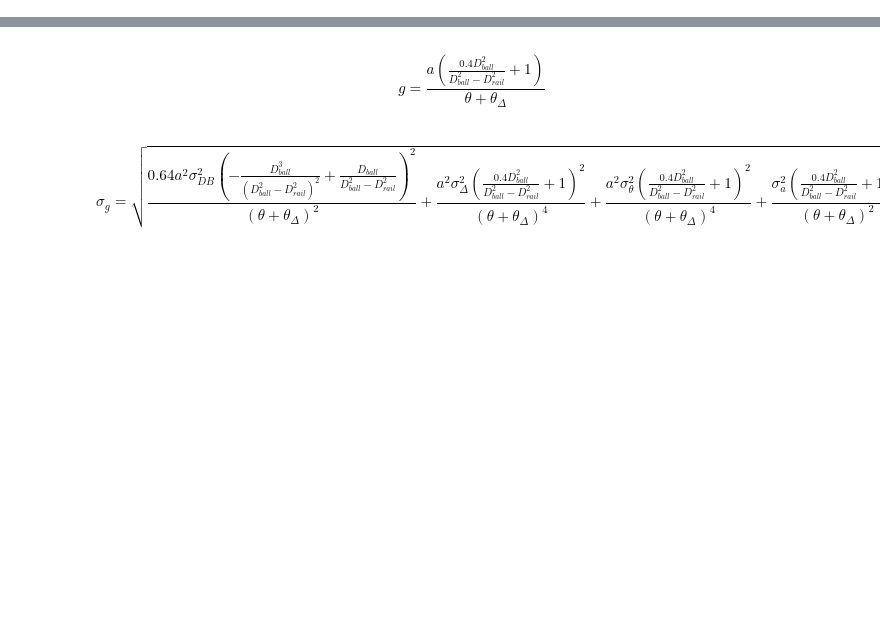
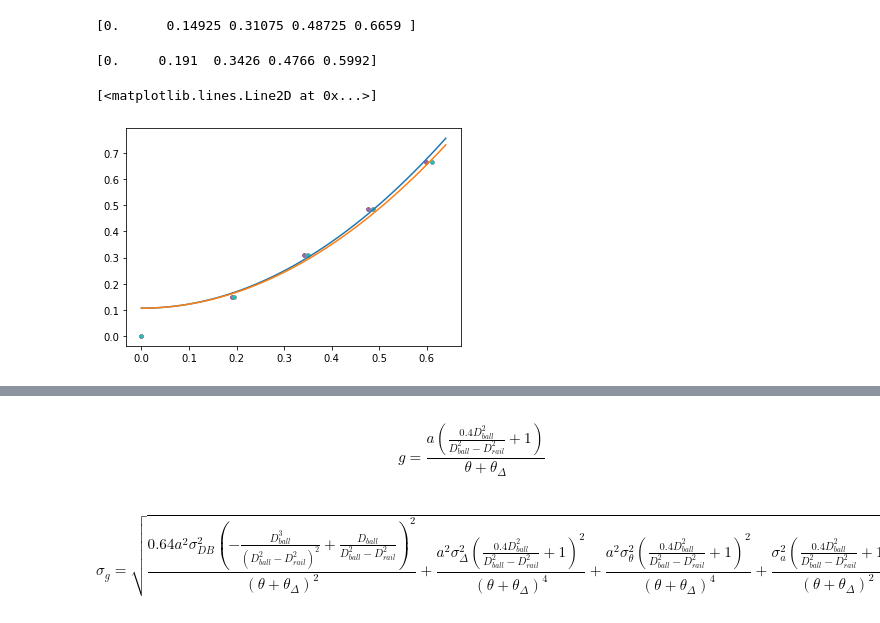
Before and after one commit to Shadesfear/appstat, a Jupyter notebook: scripts/Rolling_ball.ipynb, the cells around one changed output, grey strips where cells are left out. Saved outputs shown, nothing was run; the diff lists cells and outputs as text; code cells hidden in the pictures; blank space fills up the shorter version.

```diff
--- a/scripts/Rolling_ball.ipynb
+++ b/scripts/Rolling_ball.ipynb
@@ -43,4 +45,9 @@ Length_slope_std=np.array([Laser_1_std,Laser_2_std,Laser_3_std,Laser_4_std])
 Number_of_datasets=5
 skiprows_pd=15
 location="../data/slope/"
+# %%
+Length_slope-np.roll(Length_slope,1)
+Length_slope=np.array([0,0.14925,0.14925+0.1615,0.1765+0.1615+0.14925,0.17865+0.1765+0.1615+0.14925])
+# %% [output]
+[0.      0.14925 0.31075 0.48725 0.6659 ]
 # %%
@@ -83,2 +86,20 @@ x=np.linspace(0,max(Length_slope),100)
+# %%
+print(Delta_T_big[0])
+plt.plot(Delta_T_big[0],Length_slope,'.')
+plt.plot(Delta_T_big[1],Length_slope,'.')
+plt.plot(Delta_T_big[2],Length_slope,'.')
+plt.plot(Delta_T_big[3],Length_slope,'.')
+plt.plot(Delta_T_big[4],Length_slope,'.')
+plt.plot(Delta_T_small[0],Length_slope,'.')
+plt.plot(Delta_T_small[1],Length_slope,'.')
+plt.plot(Delta_T_small[2],Length_slope,'.')
+plt.plot(Delta_T_small[3],Length_slope,'.')
+plt.plot(Delta_T_small[4],Length_slope,'.')
+plt.plot(x,fit_function_Lin(x,big_weighted_slope,big_weighted_intersection)+0.102)
+plt.plot(x,fit_function_Lin(x,small_weighted_slope,small_weighted_intersection)+0.102)
+# %% [output]
+[0.     0.191  0.3426 0.4766 0.5992]
+[<matplotlib.lines.Line2D at 0x...>]
+[figure, added]
 # %%
 print(Delta_T_big[0])
```
Also changed, not shown: parts of 23 cells of this notebook, 1 other file.
